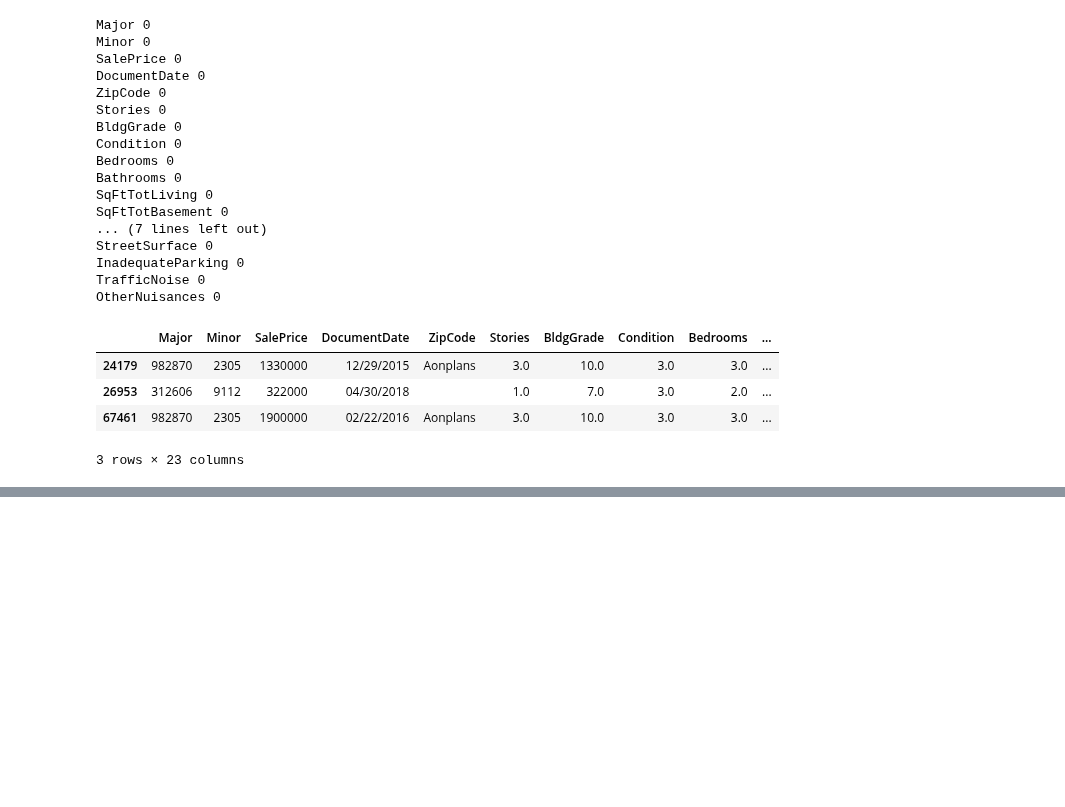
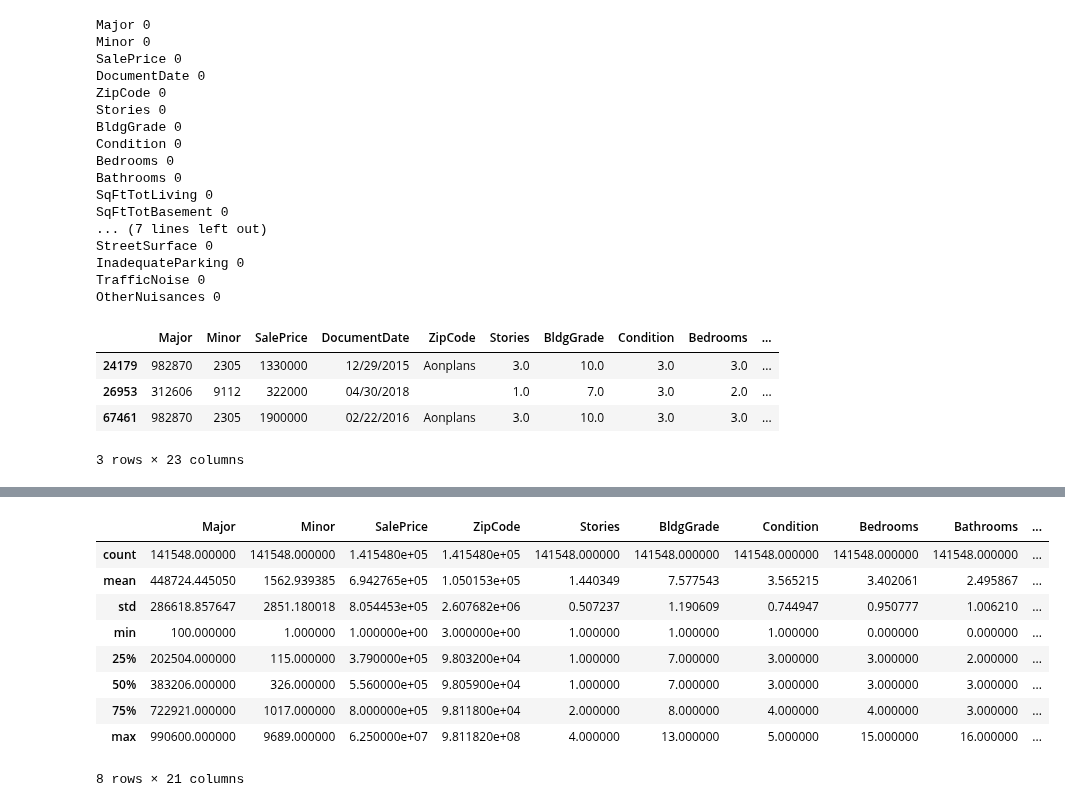
Before and after one commit to samtuleen/King-County-Home-Price-Predictors, a Jupyter notebook: notebooks/exploratory/More Data Cleaning.ipynb, the cells around one changed output, grey strips where cells are left out. Cells and saved outputs as stored; diff of their text form; code cells hidden in the pictures; blank space fills up the shorter version.

```diff
--- a/notebooks/exploratory/More Data Cleaning.ipynb
+++ b/notebooks/exploratory/More Data Cleaning.ipynb
@@ -269,0 +268,13 @@ memory usage: 576.0+ bytes
+# %%
+kc_data.describe()
+# %% [output]
+|  | Major | Minor | SalePrice | ZipCode | Stories | BldgGrade | Condition | Bedrooms | Bathrooms | ... |
+| count | 141548.000000 | 141548.000000 | 1.415480e+05 | 1.415480e+05 | 141548.000000 | 141548.000000 | 141548.000000 | 141548.000000 | 141548.000000 | ... |
+| mean | 448724.445050 | 1562.939385 | 6.942765e+05 | 1.050153e+05 | 1.440349 | 7.577543 | 3.565215 | 3.402061 | 2.495867 | ... |
+| std | 286618.857647 | 2851.180018 | 8.054453e+05 | 2.607682e+06 | 0.507237 | 1.190609 | 0.744947 | 0.950777 | 1.006210 | ... |
+| min | 100.000000 | 1.000000 | 1.000000e+00 | 3.000000e+00 | 1.000000 | 1.000000 | 1.000000 | 0.000000 | 0.000000 | ... |
+| 25% | 202504.000000 | 115.000000 | 3.790000e+05 | 9.803200e+04 | 1.000000 | 7.000000 | 3.000000 | 3.000000 | 2.000000 | ... |
+| 50% | 383206.000000 | 326.000000 | 5.560000e+05 | 9.805900e+04 | 1.000000 | 7.000000 | 3.000000 | 3.000000 | 3.000000 | ... |
+| 75% | 722921.000000 | 1017.000000 | 8.000000e+05 | 9.811800e+04 | 2.000000 | 8.000000 | 4.000000 | 4.000000 | 3.000000 | ... |
+| max | 990600.000000 | 9689.000000 | 6.250000e+07 | 9.811820e+08 | 4.000000 | 13.000000 | 5.000000 | 15.000000 | 16.000000 | ... |
+8 rows × 21 columns
```
Also changed, not shown: parts of 17 cells of this notebook.
